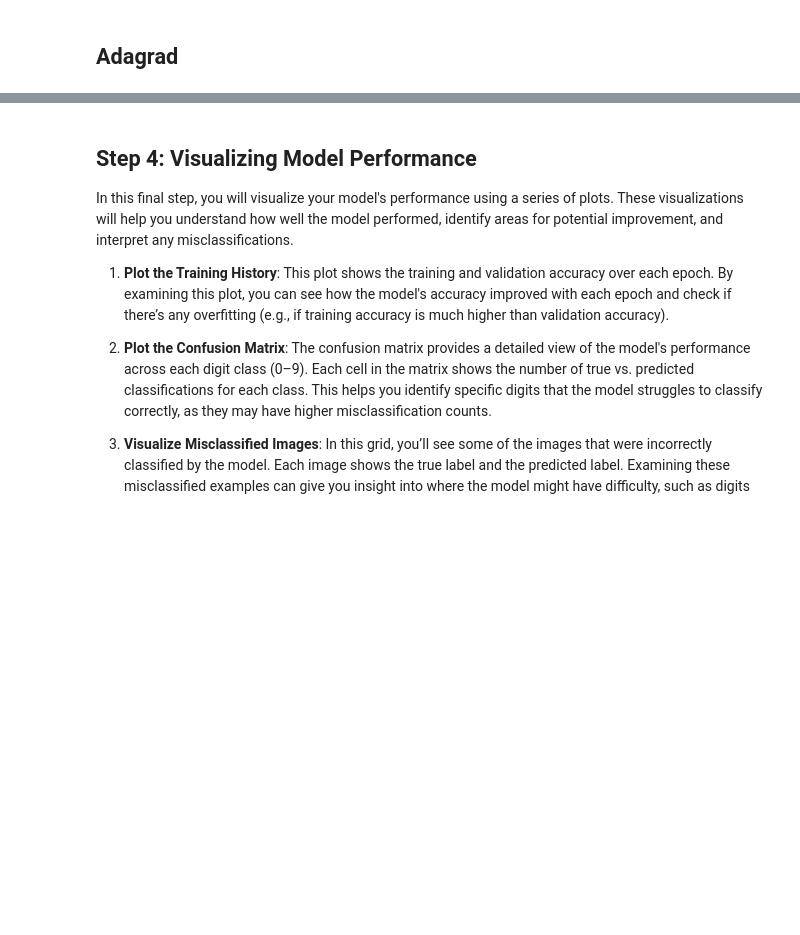
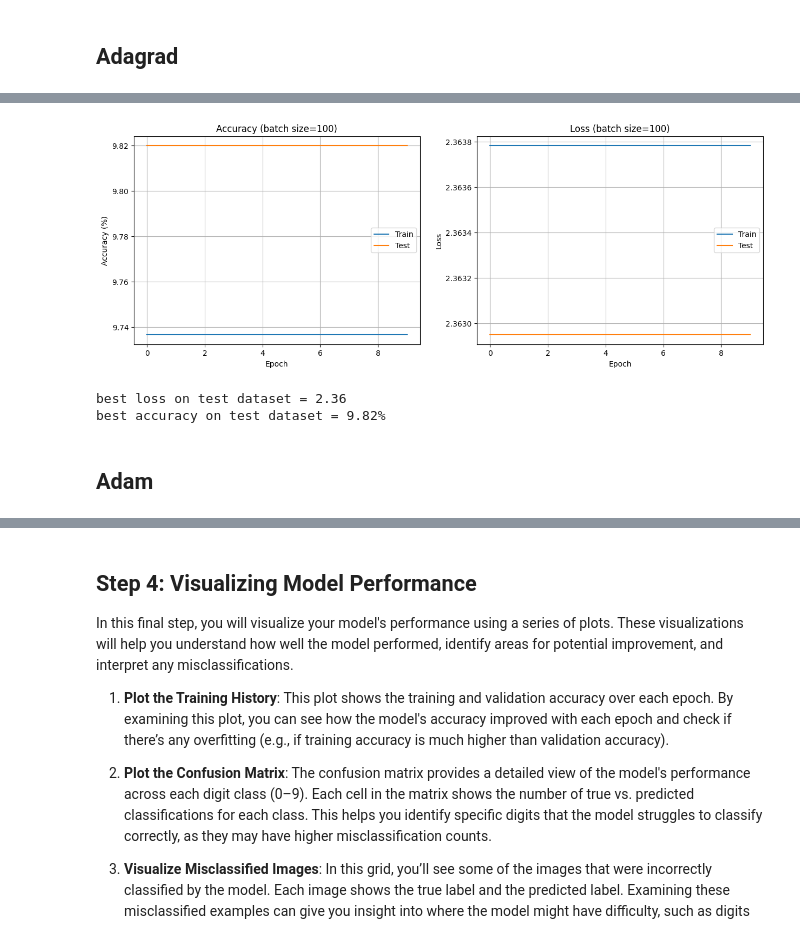
Before and after one commit to ILoveBacteria/machine-learning-assignments, a Jupyter notebook: assignment3/P3/3_MNIST_Classification.ipynb, the cells around one changed output, grey strips where cells are left out. Saved outputs shown, nothing was run; the diff lists cells and outputs as text; code cells hidden in the pictures; blank space fills up the shorter version.

```diff
--- a/assignment3/P3/3_MNIST_Classification.ipynb
+++ b/assignment3/P3/3_MNIST_Classification.ipynb
@@ -855,0 +661,8 @@ TypeError: cannot unpack non-iterable ellipsis object
+# %%
+plot()
+# %% [output]
+[figure, added]
+best loss on test dataset = 2.36
+best accuracy on test dataset = 9.82%
+# %% [markdown]
+## Adam
```
Also changed, not shown: parts of 64 cells of this notebook, 4 other files.
